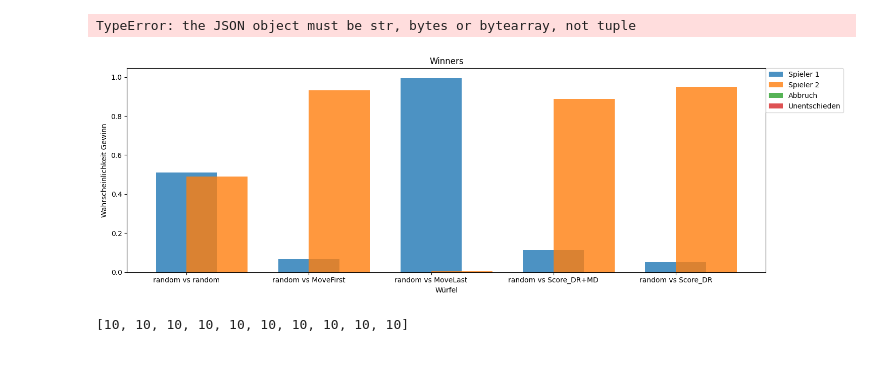
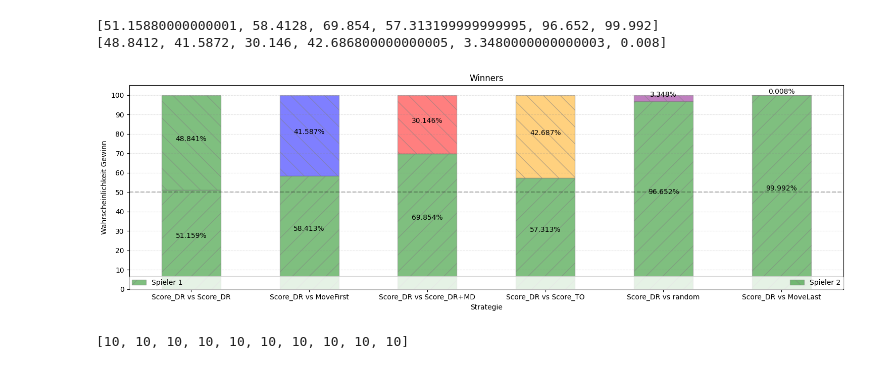
Before and after one commit to LukasWallisch/game-ur-analysis, a Jupyter notebook: src/whoWins.ipynb, the cells around one changed output. Drawn from its saved outputs; the diff is of its cells as text; code cells hidden in the pictures.

```diff
--- a/src/whoWins.ipynb
+++ b/src/whoWins.ipynb
@@ -43,7 +33,0 @@ con.close()
-# %%
-con = sqlite3.connect("G:/Uni/BA/data/gameHistories.db")
-# labels = [json.loads(con.execute('''select dice from gameSettings where gameSettingsID == (?)''', i).fetchone()[0],object_hook=decodingHooks).getName() for i in distinctSettings]
-labels = [" vs ".join([p.getStrategy().getName() for p in  json.loads(con.execute('''select players from gameSettings where gameSettingsID == (?)''', i).fetchone()[0],object_hook=decodingHooks)]) for i in distinctSettings]
-
-con.close()
-labels
@@ -55,0 +87,9 @@ labels
+# %%
+con = sqlite3.connect(db_file_name)
+con.row_factory = lambda _, row: list(row)
+labels = [(r[0]," vs ".join([p.getStrategy().getName() for p in  json.loads(r[1],object_hook=decodingHooks)])) for r in con.execute('''select gameSettingsID,players from gameSettings''', ).fetchall()]
+
+con.close()
+labels.sort(key=lambda x: settings.index(x[0]))
+labels = [name for _,name in labels]
+labels
@@ -96,9 +243,10 @@ for name in ax:
 # %%
-con = sqlite3.connect("G:/Uni/BA/data/gameHistoriesDice.db")
-dicethrows_raw = [[item for sublist in [json.loads(dr) for dr in con.execute(
-    '''select diceroll from game where gameSettingsID == (?)''', i).fetchall()]for item in sublist] for i in distinctSettings]
+# con = sqlite3.connect("G:/Uni/BA/data/gameHistoriesDice.db")
+# con.row_factory = lambda _, row: list(row)
+# rows_raw = con.execute( '''select diceroll from game''' ).fetchall()
+# # rows_raw.sort(key=lambda r: r[1])
+# # rows =  [list(g) for _, g in groupby(rows_raw, lambda r: r[3])]
+# dicethrows_raw = [[item for sublist in [json.loads(dr[0]) for dr in rows ]for item in sublist]]
 
-con.close()
+# con.close()
-# %% [output]
-TypeError: the JSON object must be str, bytes or bytearray, not tuple
 # %%
@@ -117,35 +265,50 @@ for i, label in enumerate(labels):
 # %%
 # xlabels = ['No Influence', 'fight', 'fight incl. double']
 # xlabels = ["MultiD2Dice(4)",
 # "MultiD2Dice(3)",
 # "MultiD2DiceNo0(3)",
 # "D4()"]
 # xlabels=["MF vs MF","S vs MF","S vs S"]
-player0 = [s.count(["p0"])/len(s) for s in winners]
-player1 = [s.count(["p1"])/len(s) for s in winners]
-no_one = [s.count([])/len(s) for s in winners]
-both = [s.count(["p0", "p1"])/len(s) for s in winners]
+# player0 = [s.count(["p0"]) for s in winners]
+# player1 = [s.count(["p1"]) for s in winners]
+player0 = [s.count('["p0"]')/len(s)*100 for s in winners]
+player1 = [s.count('["p1"]')/len(s)*100 for s in winners]
+no_one = [s.count("[]")/len(s)*100 for s in winners]
+both = [s.count(["p0", "p1"])/len(s)*100 for s in winners]
+print(player0)
+print(player1)
 
-fig, ax = plt.subplots(figsize=[15,5])
+fig, ax = plt.subplots(figsize=[15,5], layout="constrained")
 # hat_graph(ax, xlabels, [player0, player1], ['Player 0', 'Player 1'])
 
-ax.bar(labels,player0,label="Spieler 1", alpha=.8,width=.5)
-ax.bar(labels,player1,label="Spieler 2", alpha=.8,width=.5,align="edge")
-ax.bar(labels,no_one,label="Abbruch", alpha=.8,width=.5,align="edge")
-ax.bar(labels, both, label="Unentschieden", alpha=.8, width=.5, align="edge")
+p0 = ax.bar(labels,player0,label="Spieler 1", alpha=.5,width=.5, color=colors[0], hatch='/',edgecolor='gray')
+p1 = ax.bar(labels,player1,label="Spieler 2", alpha=.5,width=.5,bottom=player0,color=colors, hatch='\\',edgecolor='gray')
+# ab = ax.bar(labels,no_one,label="Abbruch", alpha=.8,width=.5,bottom=[sum(x) for x in zip(player0, player1)])
+# ev = ax.bar(labels, both, label="Unentschieden", alpha=.8, width=.5,bottom=[sum(x) for x in zip(player0, player1,no_one)])
+
+ax.bar_label(p0, label_type='center',fmt="%3.5g%%", padding=5)
+ax.bar_label(p1, label_type='center',fmt="%3.5g%%", padding=5)
+# ax.bar_label(ab, label_type='center',fmt="%3.5g%%", padding=5)
+# ax.bar_label(ev, label_type='center',fmt="%3.5g%%", padding=5)
 
 
 # Add some text for labels, title and custom x-axis tick labels, etc.
-ax.set_xlabel('Würfel')
+ax.set_xlabel('Strategie')
 ax.set_ylabel('Wahrscheinlichkeit Gewinn')
 ax.set_title('Winners')
-ax.legend( bbox_to_anchor=(1, 1),
-          loc='upper left', borderaxespad=0.)
+# ax.legend( loc='lower center', ncol=2)
+ax.legend( loc='lower left',
+                      ncol=2, mode="expand", borderaxespad=0.)
+ax.axhline(50, color=(0, 0, 0, 0.3),  ls='--')
 
 fig.tight_layout()
+ax.set_yticks(np.linspace(0,100,11))
+ax.grid(axis="y",color=("gray"),alpha = .2,ls="--")
 plt.show()
 # %% [output]
+[51.15880000000001, 58.4128, 69.854, 57.313199999999995, 96.652, 99.992]
+[48.8412, 41.5872, 30.146, 42.686800000000005, 3.3480000000000003, 0.008]
-[figure, old version]
+[figure, new version]
 # %%
 [*[10]*10]
 # %% [output]
```
Also changed, not shown: parts of 13 cells of this notebook, 9 other files.
